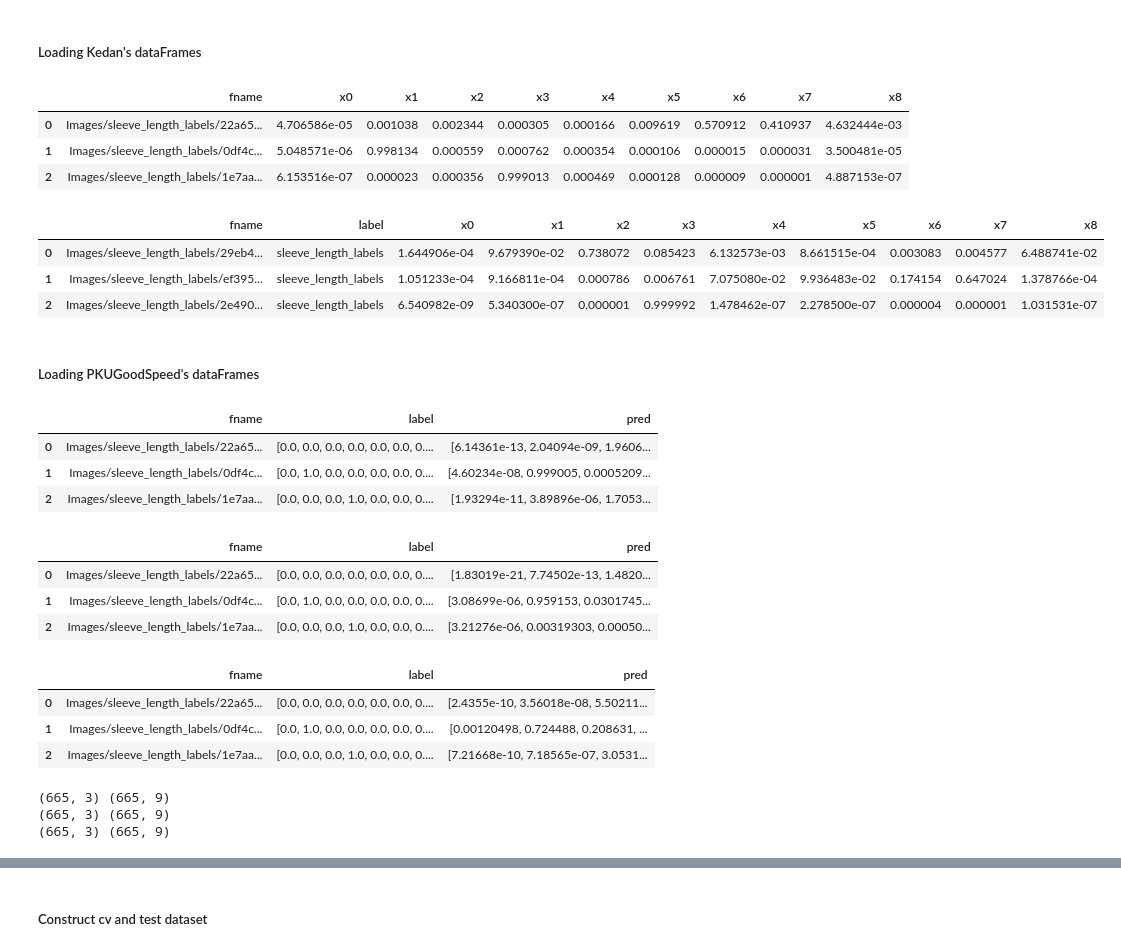
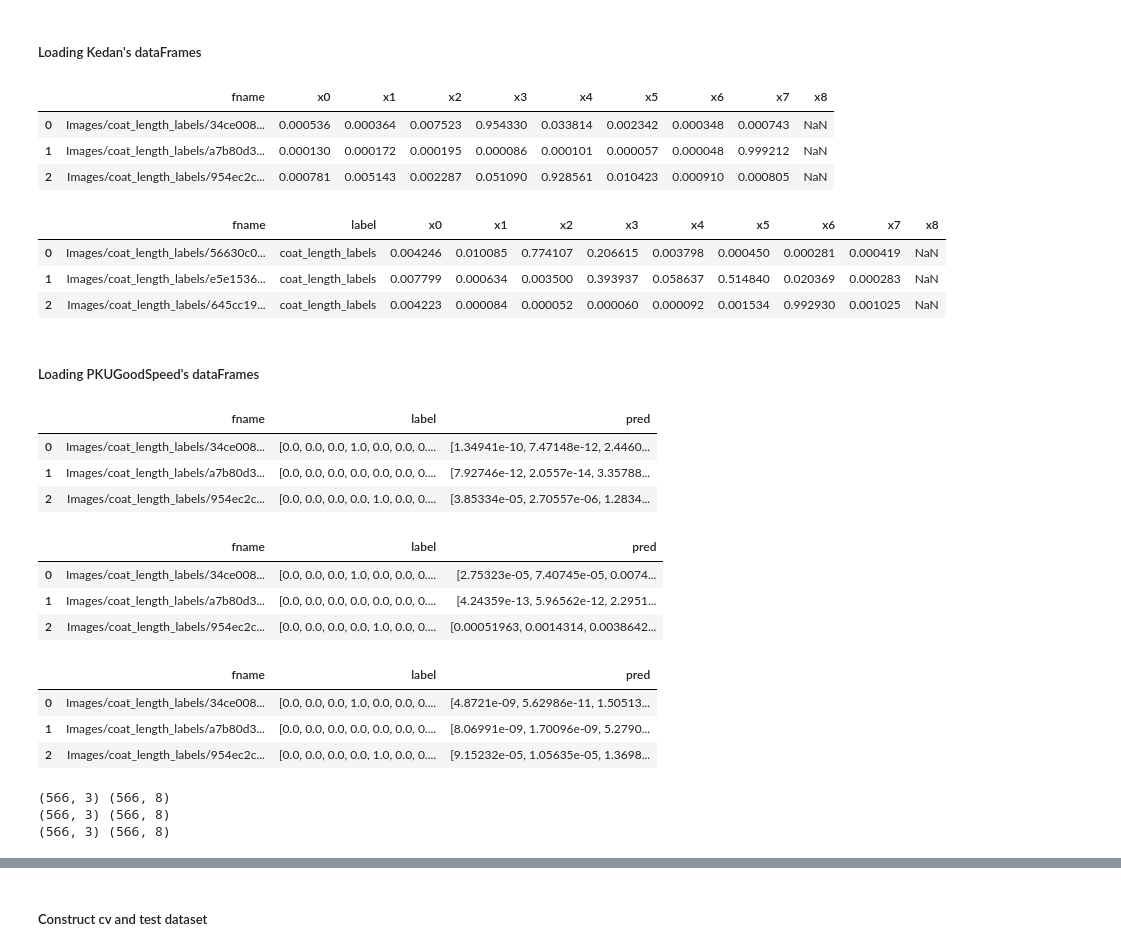
Before and after one commit to PKUGoodSpeed/FashionAiContest, a Jupyter notebook: ensemble/stacking_logic.ipynb, the cells around one changed output, grey strips where cells are left out. Saved outputs shown, nothing was run; the diff lists cells and outputs as text; code cells hidden in the pictures.

```diff
--- a/ensemble/stacking_logic.ipynb
+++ b/ensemble/stacking_logic.ipynb
@@ -10,22 +10,22 @@ os.environ["CUDA_VISIBLE_DEVICES"] = ""
 # %% [markdown]
 ##### Loading Kedan's dataFrames
 # %%
-LABEL = "sleeve_length_labels"
-cv1 = pd.read_csv('../runFinetuneImagenet/models/sleeve_length_labels/DenseNet201-0.86/validation_results.csv',
+LABEL = "coat_length_labels"
+cv1 = pd.read_csv('../runFinetuneImagenet/models/coat_length_labels/Xception-87.5/validation_results.csv',
                  names=['fname', 'x0', 'x1', 'x2', 'x3', 'x4', 'x5', 'x6', 'x7', 'x8'])
 display(cv1[:3])
-tt1 = pd.read_csv('../runFinetuneImagenet/models/sleeve_length_labels/DenseNet201-0.86/test_results_raw.csv',
+tt1 = pd.read_csv('../runFinetuneImagenet/models/coat_length_labels/Xception-87.5/test_results_raw.csv',
                  names=['fname', 'label', 'x0', 'x1', 'x2', 'x3', 'x4', 'x5', 'x6', 'x7', 'x8'])
 display(tt1[:3])
 # %% [output]
 |  | fname | x0 | x1 | x2 | x3 | x4 | x5 | x6 | x7 | x8 |
-| 0 | Images/sleeve_length_labels/22a65... | 4.706586e-05 | 0.001038 | 0.002344 | 0.000305 | 0.000166 | 0.009619 | 0.570912 | 0.410937 | 4.632444e-03 |
-| 1 | Images/sleeve_length_labels/0df4c... | 5.048571e-06 | 0.998134 | 0.000559 | 0.000762 | 0.000354 | 0.000106 | 0.000015 | 0.000031 | 3.500481e-05 |
-| 2 | Images/sleeve_length_labels/1e7aa... | 6.153516e-07 | 0.000023 | 0.000356 | 0.999013 | 0.000469 | 0.000128 | 0.000009 | 0.000001 | 4.887153e-07 |
+| 0 | Images/coat_length_labels/34ce008... | 0.000536 | 0.000364 | 0.007523 | 0.954330 | 0.033814 | 0.002342 | 0.000348 | 0.000743 | NaN |
+| 1 | Images/coat_length_labels/a7b80d3... | 0.000130 | 0.000172 | 0.000195 | 0.000086 | 0.000101 | 0.000057 | 0.000048 | 0.999212 | NaN |
+| 2 | Images/coat_length_labels/954ec2c... | 0.000781 | 0.005143 | 0.002287 | 0.051090 | 0.928561 | 0.010423 | 0.000910 | 0.000805 | NaN |
 |  | fname | label | x0 | x1 | x2 | x3 | x4 | x5 | x6 | x7 | x8 |
-| 0 | Images/sleeve_length_labels/29eb4... | sleeve_length_labels | 1.644906e-04 | 9.679390e-02 | 0.738072 | 0.085423 | 6.132573e-03 | 8.661515e-04 | 0.003083 | 0.004577 | 6.488741e-02 |
-| 1 | Images/sleeve_length_labels/ef395... | sleeve_length_labels | 1.051233e-04 | 9.166811e-04 | 0.000786 | 0.006761 | 7.075080e-02 | 9.936483e-02 | 0.174154 | 0.647024 | 1.378766e-04 |
-| 2 | Images/sleeve_length_labels/2e490... | sleeve_length_labels | 6.540982e-09 | 5.340300e-07 | 0.000001 | 0.999992 | 1.478462e-07 | 2.278500e-07 | 0.000004 | 0.000001 | 1.031531e-07 |
+| 0 | Images/coat_length_labels/56630c0... | coat_length_labels | 0.004246 | 0.010085 | 0.774107 | 0.206615 | 0.003798 | 0.000450 | 0.000281 | 0.000419 | NaN |
+| 1 | Images/coat_length_labels/e5e1536... | coat_length_labels | 0.007799 | 0.000634 | 0.003500 | 0.393937 | 0.058637 | 0.514840 | 0.020369 | 0.000283 | NaN |
+| 2 | Images/coat_length_labels/645cc19... | coat_length_labels | 0.004223 | 0.000084 | 0.000052 | 0.000060 | 0.000092 | 0.001534 | 0.992930 | 0.001025 | NaN |
 # %% [markdown]
 ##### Loading PKUGoodSpeed's dataFrames
 # %%
@@ -40,20 +40,20 @@ print cv3.shape, np.array(cv3.pred.tolist()).shape
 print cv4.shape, np.array(cv4.pred.tolist()).shape
 # %% [output]
 |  | fname | label | pred |
-| 0 | Images/sleeve_length_labels/22a65... | [0.0, 0.0, 0.0, 0.0, 0.0, 0.0, 0.... | [6.14361e-13, 2.04094e-09, 1.9606... |
-| 1 | Images/sleeve_length_labels/0df4c... | [0.0, 1.0, 0.0, 0.0, 0.0, 0.0, 0.... | [4.60234e-08, 0.999005, 0.0005209... |
-| 2 | Images/sleeve_length_labels/1e7aa... | [0.0, 0.0, 0.0, 1.0, 0.0, 0.0, 0.... | [1.93294e-11, 3.89896e-06, 1.7053... |
+| 0 | Images/coat_length_labels/34ce008... | [0.0, 0.0, 0.0, 1.0, 0.0, 0.0, 0.... | [1.34941e-10, 7.47148e-12, 2.4460... |
+| 1 | Images/coat_length_labels/a7b80d3... | [0.0, 0.0, 0.0, 0.0, 0.0, 0.0, 0.... | [7.92746e-12, 2.0557e-14, 3.35788... |
+| 2 | Images/coat_length_labels/954ec2c... | [0.0, 0.0, 0.0, 0.0, 1.0, 0.0, 0.... | [3.85334e-05, 2.70557e-06, 1.2834... |
 |  | fname | label | pred |
-| 0 | Images/sleeve_length_labels/22a65... | [0.0, 0.0, 0.0, 0.0, 0.0, 0.0, 0.... | [1.83019e-21, 7.74502e-13, 1.4820... |
-| 1 | Images/sleeve_length_labels/0df4c... | [0.0, 1.0, 0.0, 0.0, 0.0, 0.0, 0.... | [3.08699e-06, 0.959153, 0.0301745... |
-| 2 | Images/sleeve_length_labels/1e7aa... | [0.0, 0.0, 0.0, 1.0, 0.0, 0.0, 0.... | [3.21276e-06, 0.00319303, 0.00050... |
+| 0 | Images/coat_length_labels/34ce008... | [0.0, 0.0, 0.0, 1.0, 0.0, 0.0, 0.... | [2.75323e-05, 7.40745e-05, 0.0074... |
+| 1 | Images/coat_length_labels/a7b80d3... | [0.0, 0.0, 0.0, 0.0, 0.0, 0.0, 0.... | [4.24359e-13, 5.96562e-12, 2.2951... |
+| 2 | Images/coat_length_labels/954ec2c... | [0.0, 0.0, 0.0, 0.0, 1.0, 0.0, 0.... | [0.00051963, 0.0014314, 0.0038642... |
 |  | fname | label | pred |
-| 0 | Images/sleeve_length_labels/22a65... | [0.0, 0.0, 0.0, 0.0, 0.0, 0.0, 0.... | [2.4355e-10, 3.56018e-08, 5.50211... |
-| 1 | Images/sleeve_length_labels/0df4c... | [0.0, 1.0, 0.0, 0.0, 0.0, 0.0, 0.... | [0.00120498, 0.724488, 0.208631, ... |
-| 2 | Images/sleeve_length_labels/1e7aa... | [0.0, 0.0, 0.0, 1.0, 0.0, 0.0, 0.... | [7.21668e-10, 7.18565e-07, 3.0531... |
+| 0 | Images/coat_length_labels/34ce008... | [0.0, 0.0, 0.0, 1.0, 0.0, 0.0, 0.... | [4.8721e-09, 5.62986e-11, 1.50513... |
+| 1 | Images/coat_length_labels/a7b80d3... | [0.0, 0.0, 0.0, 0.0, 0.0, 0.0, 0.... | [8.06991e-09, 1.70096e-09, 5.2790... |
+| 2 | Images/coat_length_labels/954ec2c... | [0.0, 0.0, 0.0, 0.0, 1.0, 0.0, 0.... | [9.15232e-05, 1.05635e-05, 1.3698... |
-(665, 3) (665, 9)
-(665, 3) (665, 9)
-(665, 3) (665, 9)
+(566, 3) (566, 8)
+(566, 3) (566, 8)
+(566, 3) (566, 8)
 # %%
 tt2 = pd.read_pickle('../pkugoodspeed/output/inception/'+LABEL+'_test.pik')
 tt3 = pd.read_pickle('../pkugoodspeed/output/kerasresnet/'+LABEL+'_test.pik')
```
Also changed, not shown: parts of 13 cells of this notebook, 13 other files.
